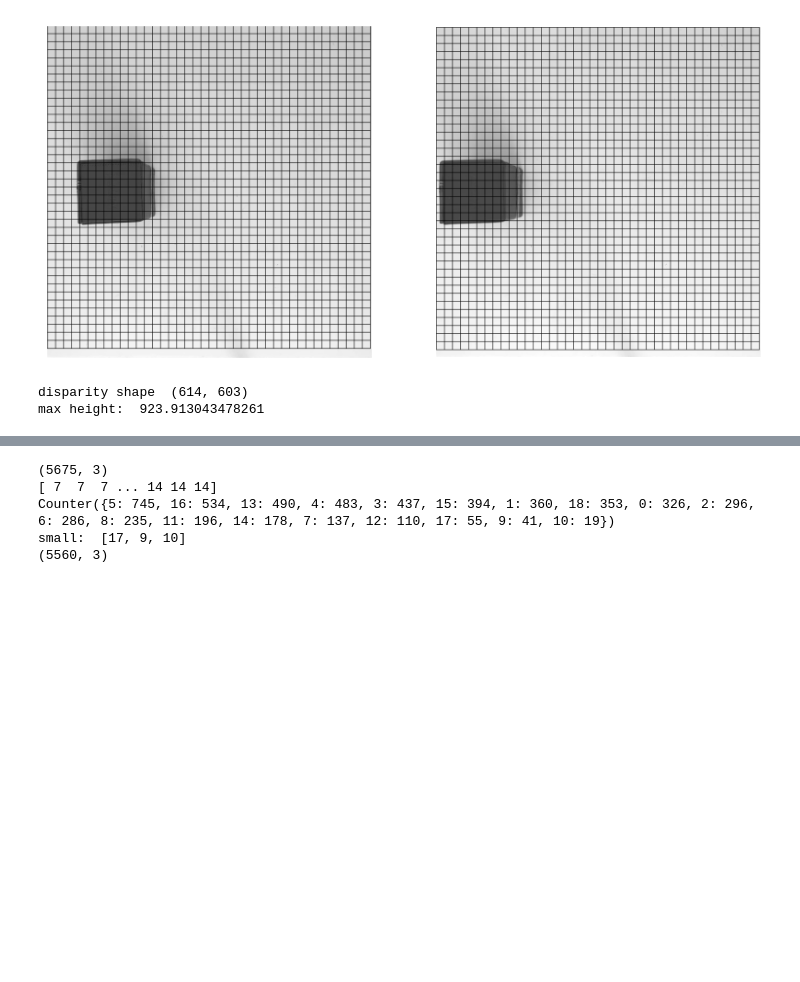
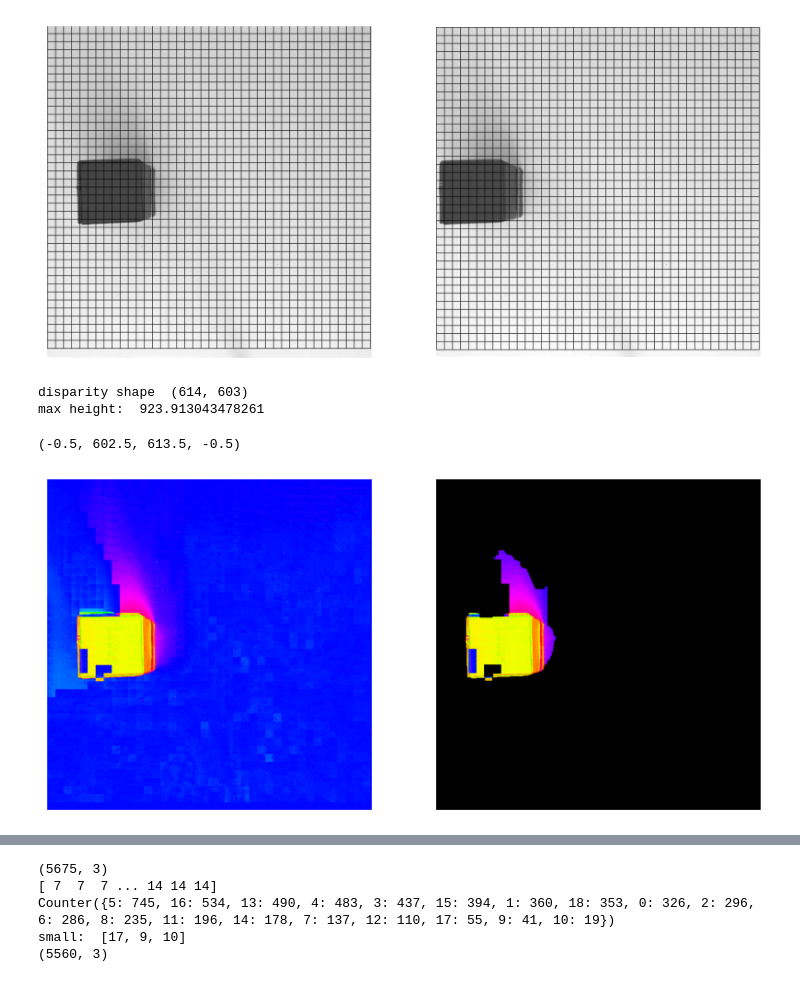
Before and after one commit to JCorpse96/thesisTestProject, a Jupyter notebook: disparityNotebook.ipynb, the cells around one changed output, grey strips where cells are left out. Drawn from its saved outputs; the diff is of its cells as text; code cells hidden in the pictures; blank space fills up the shorter version.

```diff
--- a/disparityNotebook.ipynb
+++ b/disparityNotebook.ipynb
@@ -323,4 +320,15 @@ points = calculate_point_cloud(disp_map)
 # %% [output]
 disparity shape  (614, 603)
 max height:  923.913043478261
+# %%
+fig = plt.figure(figsize=(10, 7))
+fig.add_subplot(1, 2, 1)
+plt.imshow(heatmap)
+plt.axis('off')
+fig.add_subplot(1, 2, 2)
+plt.imshow(heat_binarized)
+plt.axis('off')
+# %% [output]
+(-0.5, 602.5, 613.5, -0.5)
+[figure, added]
 # %%
```
Also changed, not shown: parts of 7 cells of this notebook.
